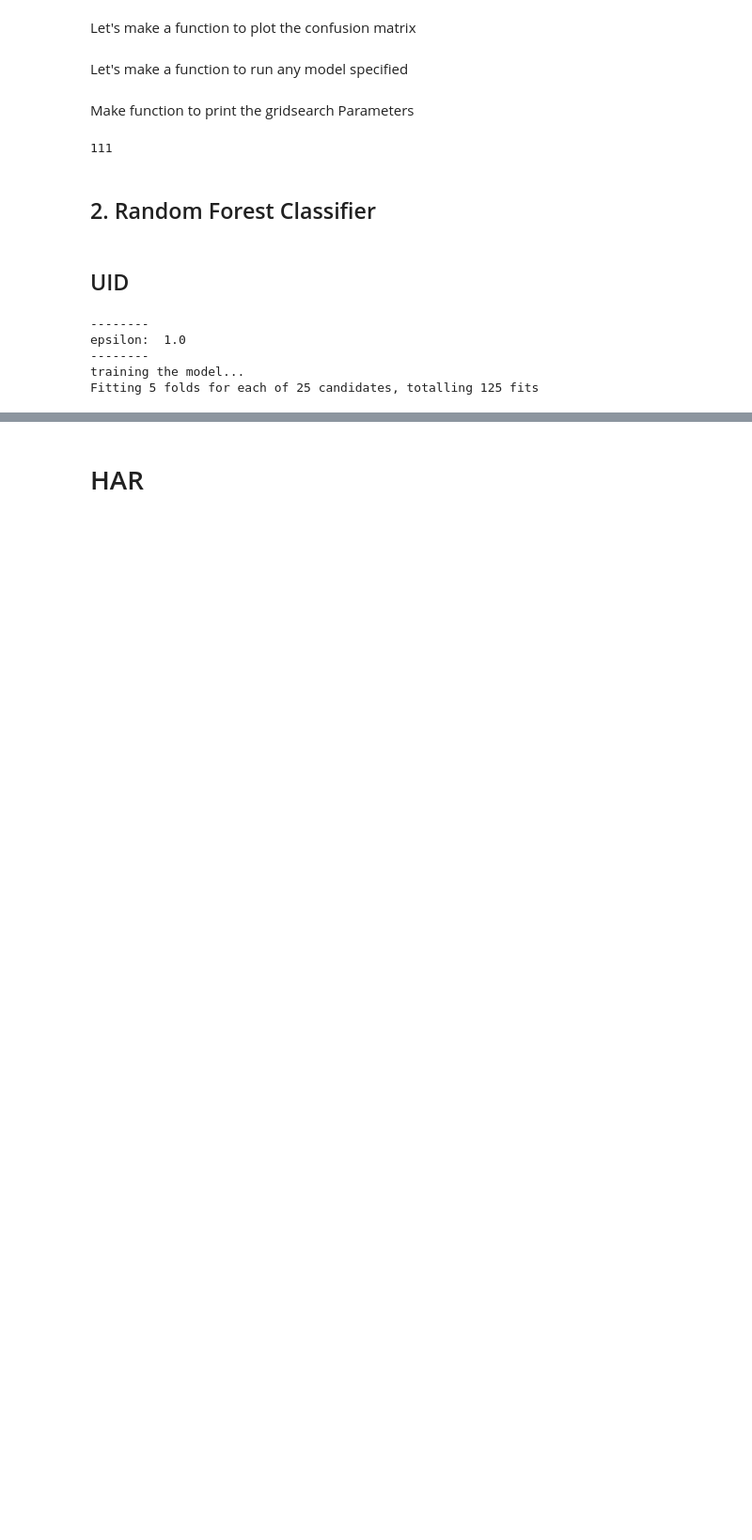
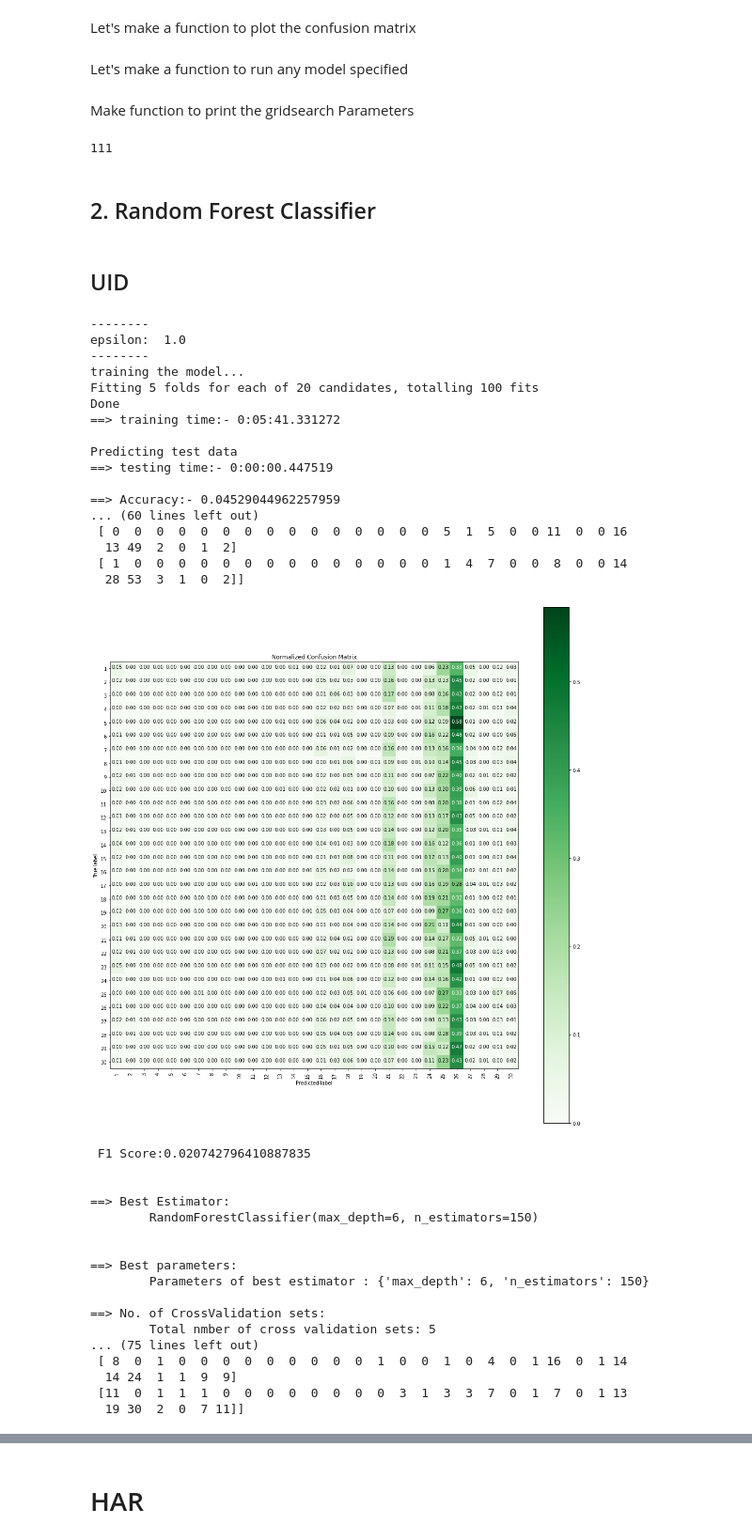
Before and after one commit to i16fujimoto/pydp_research, a Jupyter notebook: differential_privacy/not_dup_f_weighted_noise_classification.ipynb, the cells around one changed output, grey strips where cells are left out. Shown at 94% size. Saved outputs shown, nothing was run; the diff lists cells and outputs as text; code cells hidden in the pictures; blank space fills up the shorter version.

```diff
--- a/differential_privacy/not_dup_f_weighted_noise_classification.ipynb
+++ b/differential_privacy/not_dup_f_weighted_noise_classification.ipynb
@@ -194,7 +194,8 @@ print(len(f_add_weighted_noise))
 111
 # %%
 weighted_epsilon_array = [0.001, 0.005, 0.008, 0.01, 0.015, 0.02, 0.03, 0.04, 0.05]
-weighted_epsilon = weighted_epsilon_array[1]
+
+weighted_epsilon = weighted_epsilon_array[0]
 # %% [markdown]
 ## 2. Random Forest Classifier
 # %% [markdown]
@@ -221,40 +222,83 @@ for epsilon in epsilons:
 
   X_train, X_test, y_train, y_test = split_train_test_data(df_concat, 'user_Id')
 
   for col in X_train:
       # default sensitivity = 1.0
-    if col not in f_add_weighted_noise:
-      # print("------epsilon--------")
-      # display(X_train[col].head())
-      X_train[col] = X_train[col].apply(lambda x: x + np.random.laplace(0, 1.0/epsilon))
-      X_test[col] = X_test[col].apply(lambda x: x + np.random.laplace(0, 1.0/epsilon))
-      # display(X_train[col].head)
-    else:
-      # print("------weighted_epsilon--------")
+    # if col not in f_add_weighted_noise:
+    #   # print("------epsilon--------")
+    #   # display(X_train[col].head())
+    #   X_train[col] = X_train[col].apply(lambda x: x + np.random.laplace(0, 1.0/epsilon))
+    #   X_test[col] = X_test[col].apply(lambda x: x + np.random.laplace(0, 1.0/epsilon))
+    #   # display(X_train[col].head)
+    # else:
+    #   # print("------weighted_epsilon--------")
+    #   # display(X_train[col].head())
+    #   X_train[col] = X_train[col].apply(lambda x: x + np.random.laplace(0, 1.0/weighted_epsilon))
+    #   X_test[col] = X_test[col].apply(lambda x: x + np.random.laplace(0, 1.0/weighted_epsilon))
+    #   # display(X_train[col].head())
+
+    if col in f_add_weighted_noise:
+          # print("------epsilon--------")
       # display(X_train[col].head())
       X_train[col] = X_train[col].apply(lambda x: x + np.random.laplace(0, 1.0/weighted_epsilon))
       X_test[col] = X_test[col].apply(lambda x: x + np.random.laplace(0, 1.0/weighted_epsilon))
+      # display(X_train[col].head)
+      # print("------weighted_epsilon--------")
       # display(X_train[col].head())
+    X_train[col] = X_train[col].apply(lambda x: x + np.random.laplace(0, 1.0/epsilon))
+    X_test[col] = X_test[col].apply(lambda x: x + np.random.laplace(0, 1.0/epsilon))
+    # display(X_train[col].head())
 
-  params = {'n_estimators': np.arange(120,201,20), 'max_depth':np.arange(6,15,2)}
+  # params = {'n_estimators': np.arange(120,201,20), 'max_depth':np.arange(6,15,2)}
+  params = {'n_estimators': np.arange(120,151,10), 'max_depth':np.arange(6,15,2)}
   rfc = RandomForestClassifier()
   rfc_grid = GridSearchCV(rfc, param_grid=params, cv=5, verbose=1, n_jobs=-1)
   rfc_grid_results, f1 = perform_model_epsilon(rfc_grid,  X_train.values, y_train.values, X_test.values, y_test.values, class_labels=labels_uid)
   acc_array_random_uid.append(rfc_grid_results['accuracy'])
 
   # observe the attributes of the model
   print_grid_search_attributes(rfc_grid_results['model'])
 
 fig = plt.figure()
 ax = fig.add_subplot(111)
 ax.plot(epsilons[::-1], acc_array_random_uid[::-1], label='Random Forest in Noise')
 ax.set_xlabel('epsilon')
 ax.set_ylabel('accuracy')
 plt.legend(loc='best')
 plt.show()
 # %% [output]
 --------
 epsilon:  1.0
 --------
 training the model...
-Fitting 5 folds for each of 25 candidates, totalling 125 fits
+Fitting 5 folds for each of 20 candidates, totalling 100 fits
+Done
+==> training time:- 0:05:41.331272
+
+Predicting test data
+==> testing time:- 0:00:00.447519
+
+==> Accuracy:- 0.04529044962257959
+... (60 lines left out)
+ [ 0  0  0  0  0  0  0  0  0  0  0  0  0  0  0  5  1  5  0  0 11  0  0 16
+  13 49  2  0  1  2]
+ [ 1  0  0  0  0  0  0  0  0  0  0  0  0  0  0  1  4  7  0  0  8  0  0 14
+  28 53  3  1  0  2]]
+[figure, added]
+ F1 Score:0.020742796410887835
+
+
+==> Best Estimator:
+        RandomForestClassifier(max_depth=6, n_estimators=150)
+
+
+==> Best parameters:
+        Parameters of best estimator : {'max_depth': 6, 'n_estimators': 150}
+
+==> No. of CrossValidation sets:
+        Total nmber of cross validation sets: 5
+... (75 lines left out)
+ [ 8  0  1  0  0  0  0  0  0  0  0  0  1  0  0  1  0  4  0  1 16  0  1 14
+  14 24  1  1  9  9]
+ [11  0  1  1  1  0  0  0  0  0  0  0  0  3  1  3  3  7  0  1  7  0  1 13
+  19 30  2  0  7 11]]
```
Also changed, not shown: parts of 4 cells of this notebook, 5 other files.
